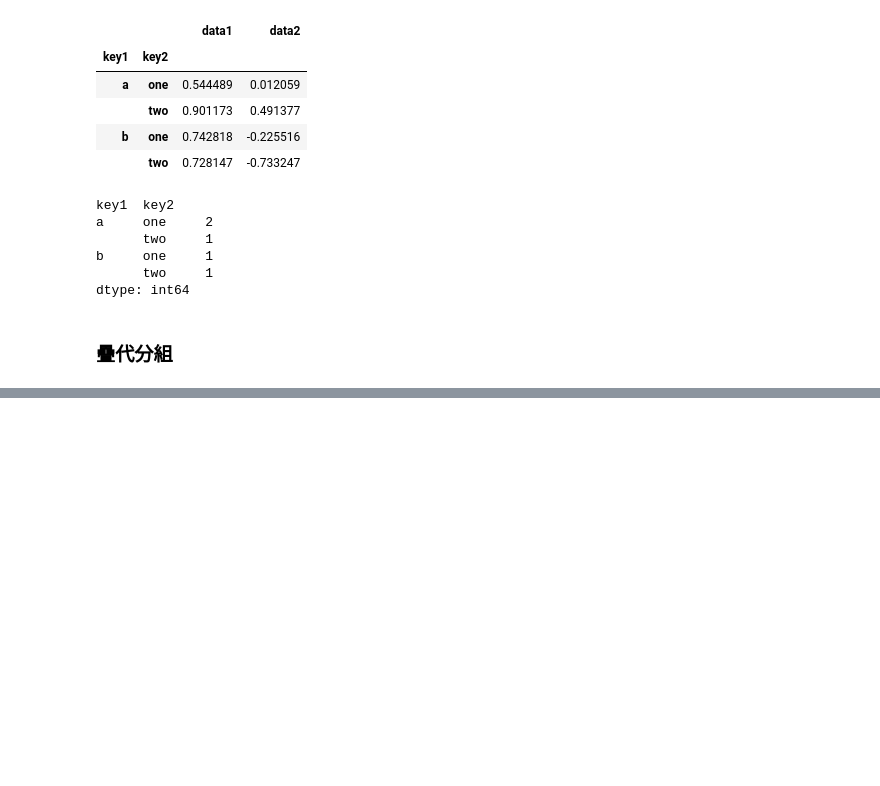
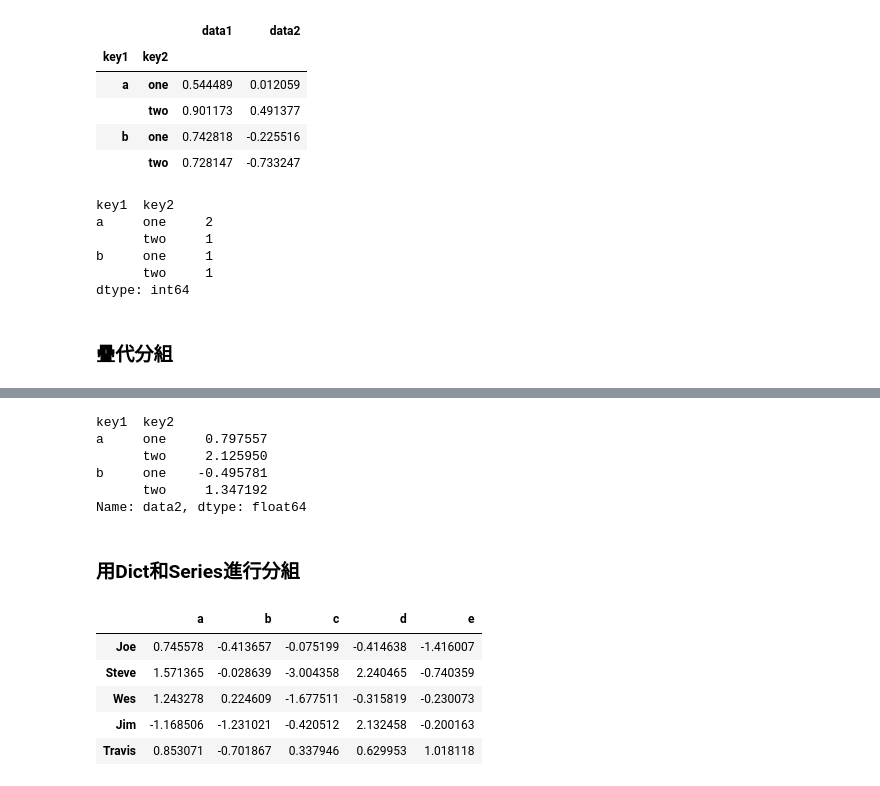
Before and after one commit to wuchiaaa/Chiaaa-s-Learning-Notes, a Jupyter notebook: 第十章-資料聚合和分組.ipynb, the cells around one changed output, grey strips where cells are left out. Cells and saved outputs as stored; diff of their text form; code cells hidden in the pictures; blank space fills up the shorter version.

```diff
--- a/第十章-資料聚合和分組.ipynb
+++ b/第十章-資料聚合和分組.ipynb
@@ -86,0 +192,25 @@ dtype: int64
+# %%
+# 計算 data2 欄的分組平均，結果以 Series 回傳 <-- 參數傳遞 常數欄位名稱
+
+df.groupby(['key1', 'key2'])['data2'].mean()
+# %% [output]
+key1  key2
+a     one     0.797557
+      two     2.125950
+b     one    -0.495781
+      two     1.347192
+Name: data2, dtype: float64
+# %% [markdown]
+### 用Dict和Series進行分組
+# %%
+people = pd.DataFrame(np.random.randn(5,5),
+                      columns=['a', 'b', 'c', 'd', 'e'],
+                      index=['Joe', 'Steve', 'Wes', 'Jim', 'Travis'])
+people
+# %% [output]
+|  | a | b | c | d | e |
+| Joe | 0.745578 | -0.413657 | -0.075199 | -0.414638 | -1.416007 |
+| Steve | 1.571365 | -0.028639 | -3.004358 | 2.240465 | -0.740359 |
+| Wes | 1.243278 | 0.224609 | -1.677511 | -0.315819 | -0.230073 |
+| Jim | -1.168506 | -1.231021 | -0.420512 | 2.132458 | -0.200163 |
+| Travis | 0.853071 | -0.701867 | 0.337946 | 0.629953 | 1.018118 |
```
Also changed, not shown: parts of 26 cells of this notebook.
